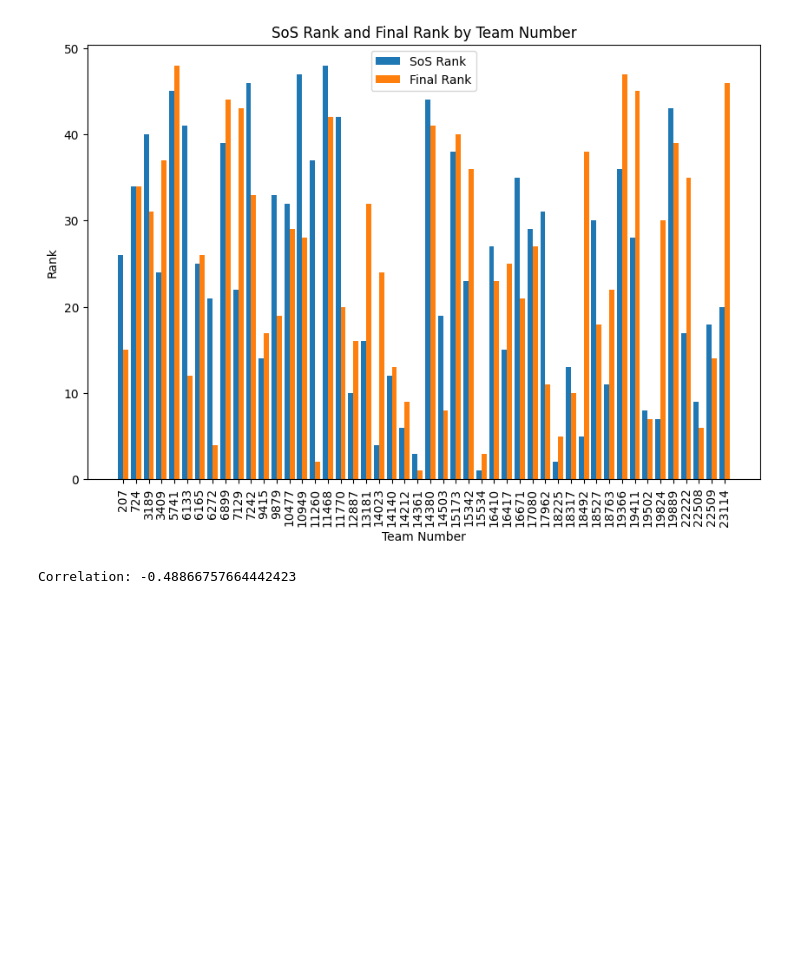
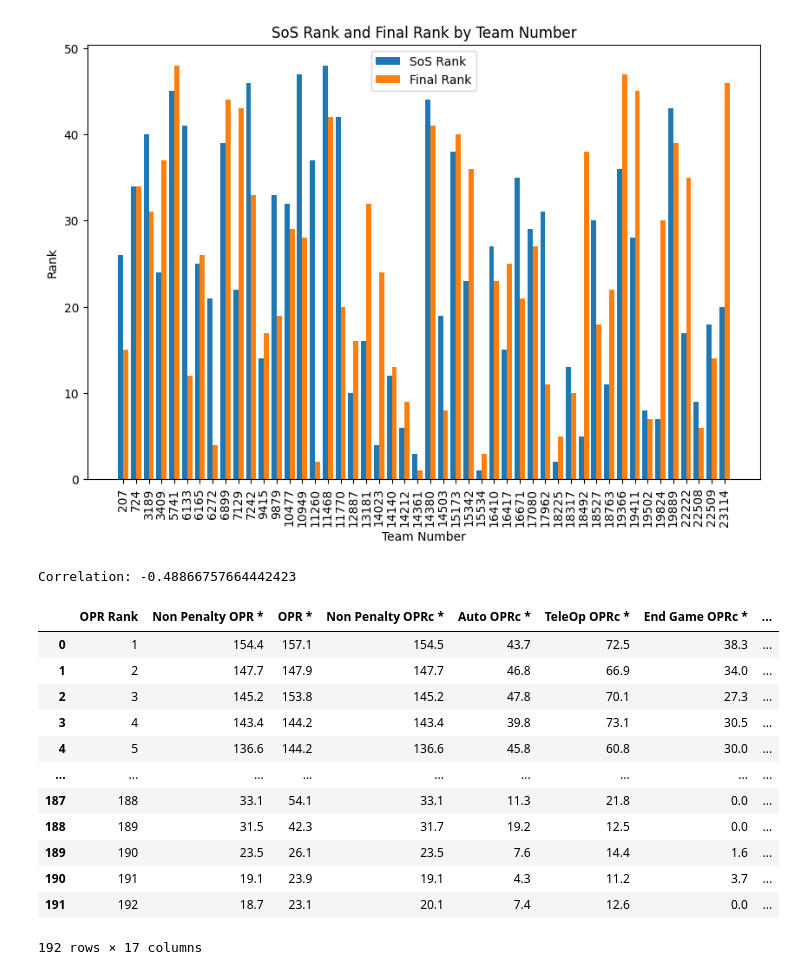
Before and after one commit to adurvasula35/worlds-2023-analysis, a Jupyter notebook: World's Cope.ipynb, the cells around one changed output. Saved outputs shown, nothing was run; the diff lists cells and outputs as text; code cells hidden in the pictures; blank space fills up the shorter version.

```diff
--- a/World's Cope.ipynb
+++ b/World's Cope.ipynb
@@ -91,3 +96,25 @@ correlation = np.corrcoef(X, y)[0, 1]
 print(f"Correlation: {correlation}")
 # %% [output]
 Correlation: -0.48866757664442423
+# %%
+# Scraping data of all other divisions
+url = "http://www.ftcstats.org/2023/index.html"
+tables = pd.read_html(url)
+full_data = tables[1]
+full_data.rename(columns = {"Rank":"OPR Rank"}, inplace = True)
+numerical_data = full_data.drop(columns = ["Histogram", "Division", "Avg RP", "Qual matches", "Event W-L-T", "Team", "Team name"])
+numerical_data
+# %% [output]
+|  | OPR Rank | Non Penalty OPR * | OPR * | Non Penalty OPRc * | Auto OPRc * | TeleOp OPRc * | End Game OPRc * | ... |
+| 0 | 1 | 154.4 | 157.1 | 154.5 | 43.7 | 72.5 | 38.3 | ... |
+| 1 | 2 | 147.7 | 147.9 | 147.7 | 46.8 | 66.9 | 34.0 | ... |
+| 2 | 3 | 145.2 | 153.8 | 145.2 | 47.8 | 70.1 | 27.3 | ... |
+| 3 | 4 | 143.4 | 144.2 | 143.4 | 39.8 | 73.1 | 30.5 | ... |
+| 4 | 5 | 136.6 | 144.2 | 136.6 | 45.8 | 60.8 | 30.0 | ... |
+| ... | ... | ... | ... | ... | ... | ... | ... | ... |
+| 187 | 188 | 33.1 | 54.1 | 33.1 | 11.3 | 21.8 | 0.0 | ... |
+| 188 | 189 | 31.5 | 42.3 | 31.7 | 19.2 | 12.5 | 0.0 | ... |
+| 189 | 190 | 23.5 | 26.1 | 23.5 | 7.6 | 14.4 | 1.6 | ... |
+| 190 | 191 | 19.1 | 23.9 | 19.1 | 4.3 | 11.2 | 3.7 | ... |
+| 191 | 192 | 18.7 | 23.1 | 20.1 | 7.4 | 12.6 | 0.0 | ... |
+192 rows × 17 columns
```
Also changed, not shown: parts of 4 cells of this notebook.
